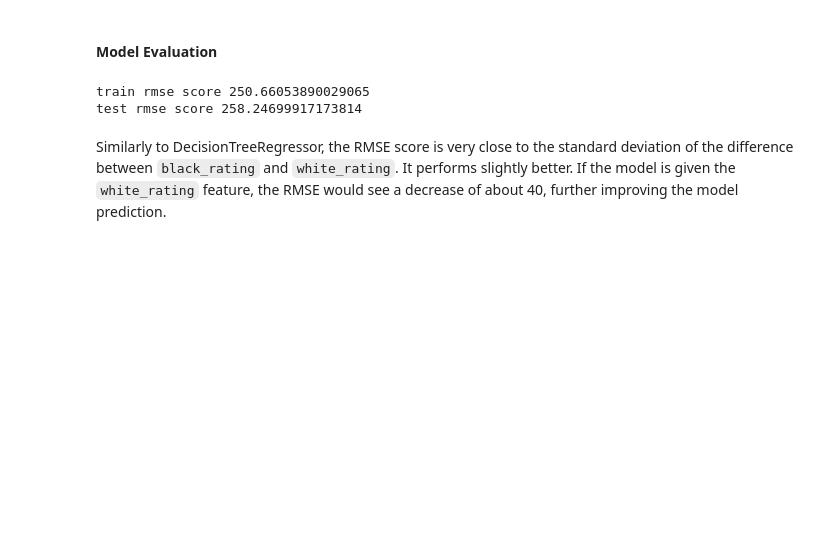
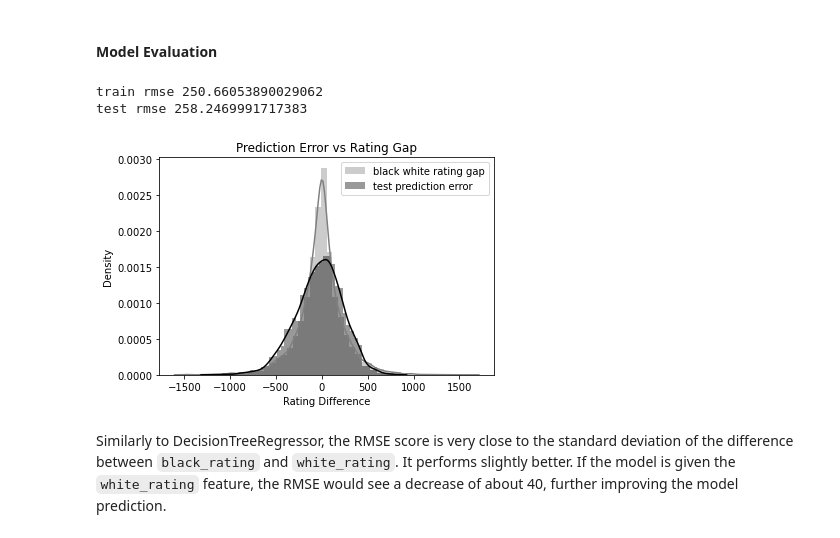
Before and after one commit to yuxiang-zhang/bigdata-spark-lichess, a Jupyter notebook: one-stop.ipynb, the cells around one changed output. Drawn from its saved outputs; the diff is of its cells as text; code cells hidden in the pictures; blank space fills up the shorter version.

```diff
--- a/one-stop.ipynb
+++ b/one-stop.ipynb
@@ -644,11 +673,22 @@ lrBest = LinearRegression(aggregationDepth=2,elasticNetParam=0.0,epsilon=1.35,fe
 bestModel = lrBest.fit(reg_train_df)
 # %% [markdown]
 #### Model Evaluation
-# %%
-print( 'train rmse score', lrEvaluator.evaluate(bestModel.transform(reg_train_df)) )
-print( 'test rmse score', lrEvaluator.evaluate(bestModel.transform(reg_test_df)) )
-# %% [output]
-train rmse score 250.66053890029065
-test rmse score 258.24699917173814
+# %%
+trainPredAndLabels = bestModel.transform(reg_train_df).select('prediction', target)
+testPredAndLabels = bestModel.transform(reg_test_df).select('prediction', target)
+print('train rmse', lrEvaluator.evaluate(trainPredAndLabels))
+print('test rmse', lrEvaluator.evaluate(testPredAndLabels))
+# %% [output]
+train rmse 250.66053890029062
+test rmse 258.2469991717383
+# %%
+sns.distplot(df_train.selectExpr('black_rating - white_rating').toPandas(), label='black white rating gap', color='gray')
+sns.distplot(testPredAndLabels.selectExpr(f'prediction - {target}').toPandas(), label='test prediction error', color='k')
+plt.title('Prediction Error vs Rating Gap')
+plt.xlabel('Rating Difference')
+plt.legend()
+plt.show()
+# %% [output]
+[figure, added]
 # %% [markdown]
 Similarly to DecisionTreeRegressor, the RMSE score is very close to the standard deviation of the difference between `black_rating` and `white_rating`. It performs slightly better. If the model is given the `white_rating` feature, the RMSE would see a decrease of about 40, further improving the model prediction.
```
Also changed, not shown: parts of 21 cells of this notebook.
